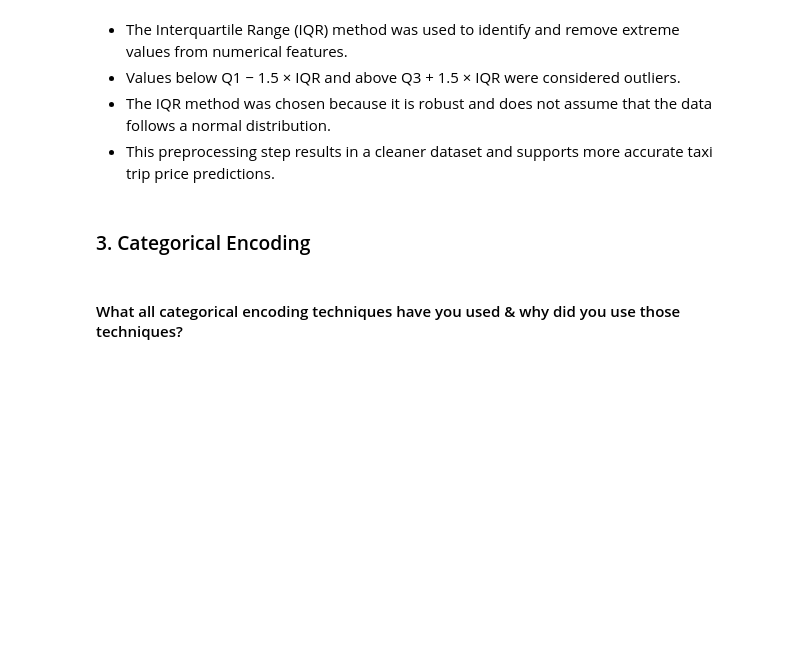
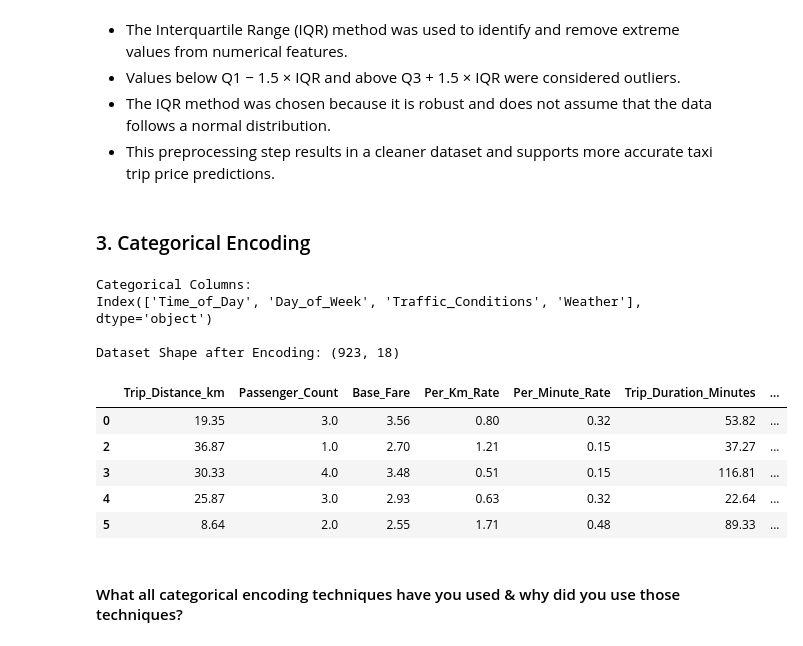
Before and after one commit to Sneha8126/Sneha-copy-of-Sample-ML-Submission-Template, a Jupyter notebook: Sneha_copy_of_Sample_ML_Submission_Template.ipynb, the cells around one changed output. Drawn from its saved outputs; the diff is of its cells as text; code cells hidden in the pictures; blank space fills up the shorter version.

Commit message:
Encode categorical columns

```diff
--- a/Sneha_copy_of_Sample_ML_Submission_Template.ipynb
+++ b/Sneha_copy_of_Sample_ML_Submission_Template.ipynb
@@ -1248,3 +1246,33 @@ print(df.shape)
+# %%
+# Encode your categorical columns
+# Check categorical columns
+cat_cols = df.select_dtypes(include='object').columns
+print("Categorical Columns:")
+print(cat_cols)
+
+# Apply One-Hot Encoding
+df = pd.get_dummies(
+    df,
+    columns=cat_cols,
+    drop_first=True,
+    dtype=int
+)
+
+# Check the encoded dataset
+print("\nDataset Shape after Encoding:", df.shape)
+
+df.head()
+# %% [output]
+Categorical Columns:
+Index(['Time_of_Day', 'Day_of_Week', 'Traffic_Conditions', 'Weather'], dtype='object')
+
+Dataset Shape after Encoding: (923, 18)
+|  | Trip_Distance_km | Passenger_Count | Base_Fare | Per_Km_Rate | Per_Minute_Rate | Trip_Duration_Minutes | ... |
+| 0 | 19.35 | 3.0 | 3.56 | 0.80 | 0.32 | 53.82 | ... |
+| 2 | 36.87 | 1.0 | 2.70 | 1.21 | 0.15 | 37.27 | ... |
+| 3 | 30.33 | 4.0 | 3.48 | 0.51 | 0.15 | 116.81 | ... |
+| 4 | 25.87 | 3.0 | 2.93 | 0.63 | 0.32 | 22.64 | ... |
+| 5 | 8.64 | 2.0 | 2.55 | 1.71 | 0.48 | 89.33 | ... |
 # %% [markdown]
 #### What all categorical encoding techniques have you used & why did you use those techniques?
 # %% [markdown]
```
Also changed, not shown: parts of 1 cell of this notebook.
